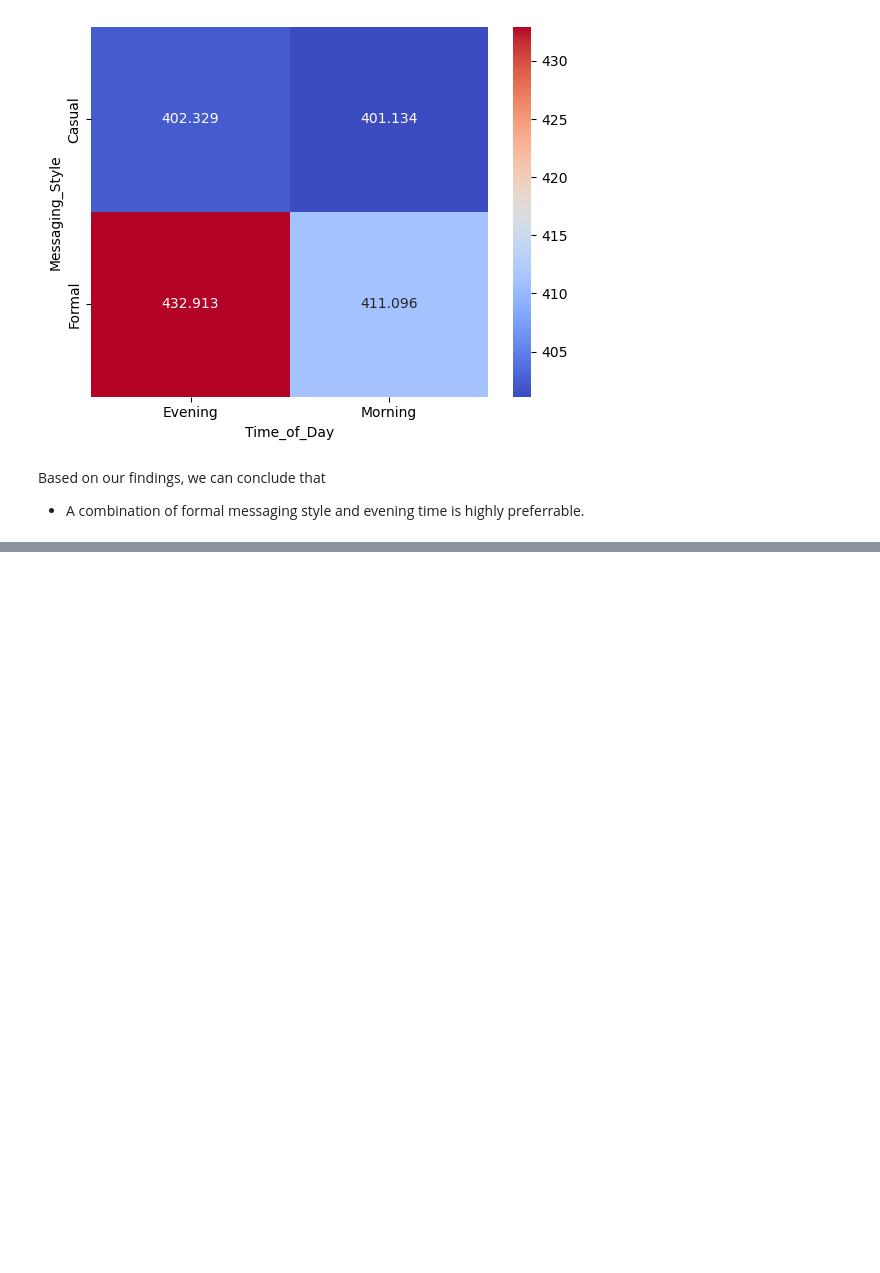
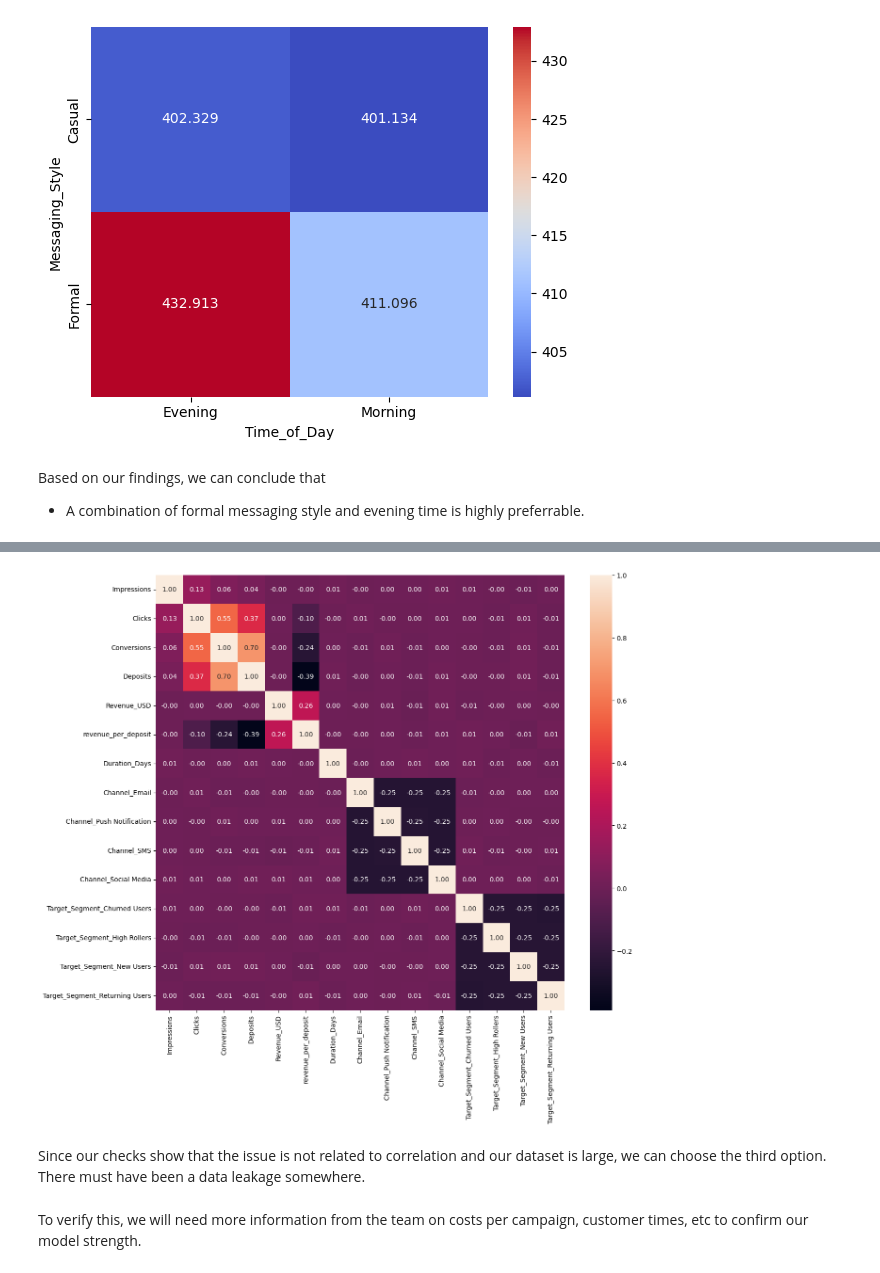
Before and after one commit to angelicaakwarteng/Python_projects, a Jupyter notebook: data_science/marketing/campaign_analysis.ipynb, the cells around one changed output, grey strips where cells are left out. Drawn from its saved outputs; the diff is of its cells as text; code cells hidden in the pictures; blank space fills up the shorter version.

Commit message:
CRISH campaign analysis

```diff
--- a/data_science/marketing/campaign_analysis.ipynb
+++ b/data_science/marketing/campaign_analysis.ipynb
@@ -387,0 +394,6 @@ Based on our findings, we can conclude that
+# %%
+# making the duration column a string for preparation
+df['Duration'] = df['Duration'].astype(str)
+
+# converting str to float to fill in any nulls with zeros then convert to int
+df['Duration_Days'] = df['Duration'].str.extract(r'(\d+)').astype(float).fillna(0).astype(int)
@@ -387,0 +407,4 @@ Based on our findings, we can conclude that
+# %%
+# Encoding categorical columns
+df_encoded = pd.get_dummies(df, columns=['Channel', 'Target_Segment'], drop_first=True)
+df_encoded.head()
@@ -387,0 +476,2 @@ Based on our findings, we can conclude that
+# %%
+df_encoded_cross_check = df_encoded.drop(columns=['Campaign_ID', 'Campaign_Name', 'Start_Date', 'End_Date', 'Duration', 'CTR', 'CR', 'DR'])
@@ -387,0 +498,16 @@ Based on our findings, we can conclude that
+# %%
+# Visualizing the correlations
+plt.figure(figsize=(14, 12))
+sns.heatmap(df_encoded_cross_check.corr(),
+         annot=True,
+         fmt='.2f',
+        annot_kws={"size": 10})
+
+plt.show()
+# %% [output]
+[figure, added]
+# %% [markdown]
+Since our checks show that the issue is not related to correlation and our dataset is large, we can choose the third option.
+There must have been a data leakage somewhere.
+# %% [markdown]
+To verify this, we will need more information from the team on costs per campaign, customer times, etc to confirm our model strength.
```
Also changed, not shown: parts of 12 cells of this notebook.
